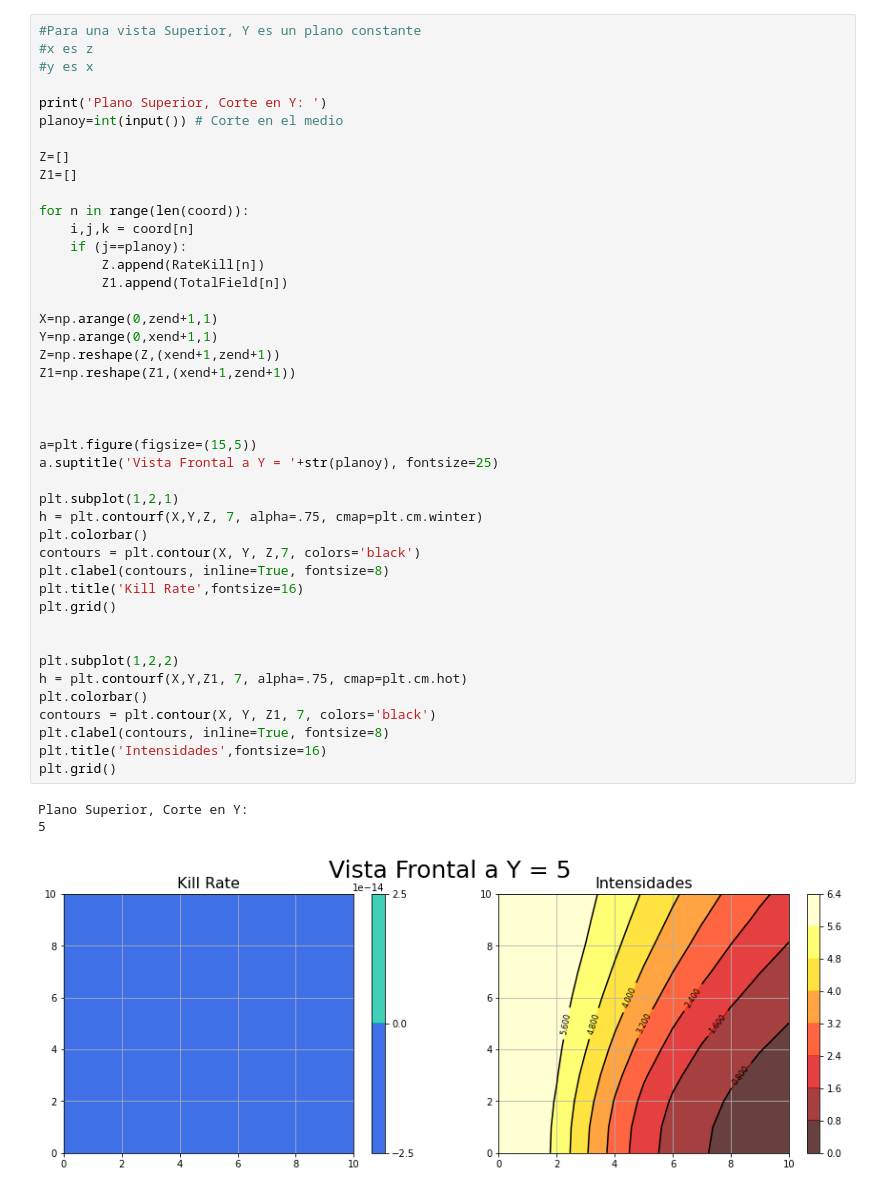
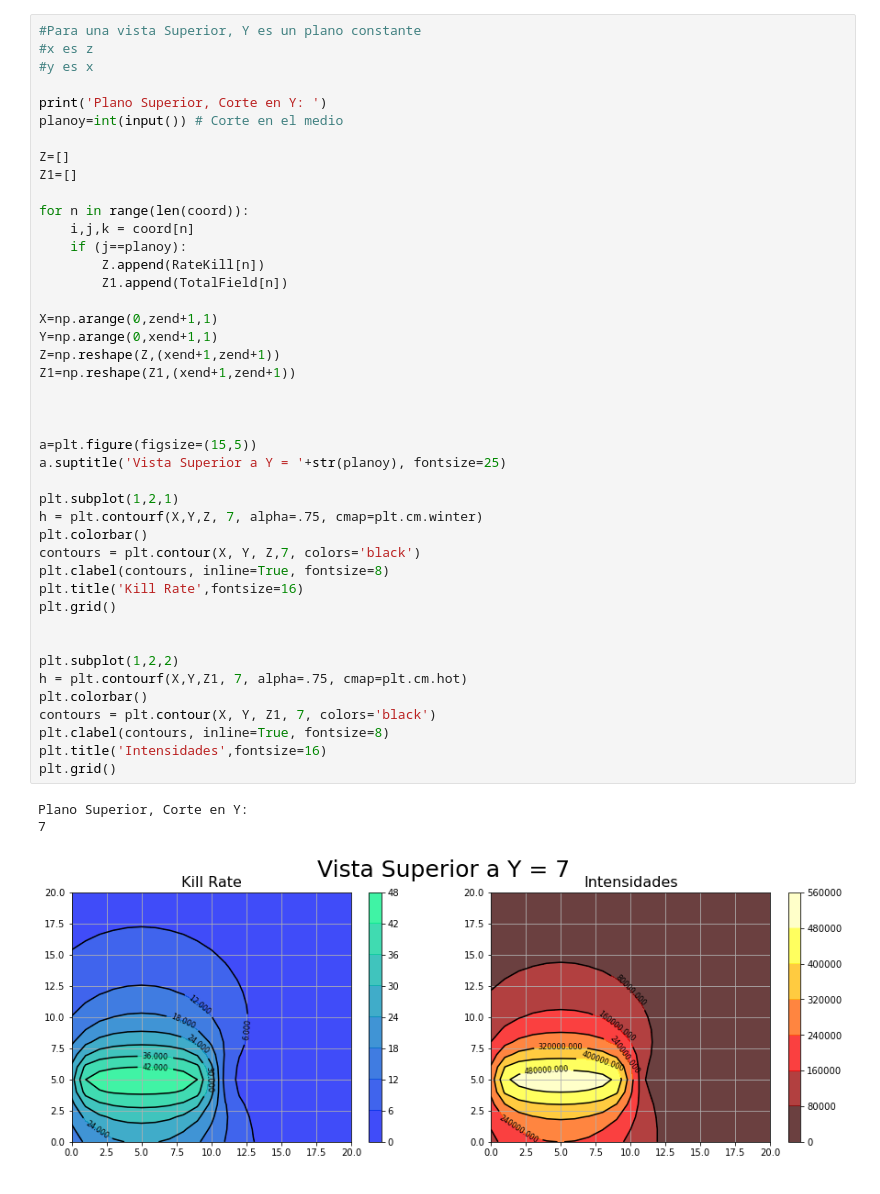
Before and after one commit to santiago-crypto/uvcgi, a Jupyter notebook: UVCGI-N.ipynb, the cells around one changed output. Cells and saved outputs as stored; diff of their text form.

```diff
--- a/UVCGI-N.ipynb
+++ b/UVCGI-N.ipynb
@@ -371,33 +384,33 @@ for n in range(len(coord)):
         Z.append(RateKill[n])
         Z1.append(TotalField[n])
 
 X=np.arange(0,zend+1,1)
 Y=np.arange(0,xend+1,1)
 Z=np.reshape(Z,(xend+1,zend+1))
 Z1=np.reshape(Z1,(xend+1,zend+1))
 
 
 
 a=plt.figure(figsize=(15,5))
-a.suptitle('Vista Frontal a Y = '+str(planoy), fontsize=25)
+a.suptitle('Vista Superior a Y = '+str(planoy), fontsize=25)
 
 plt.subplot(1,2,1)
 h = plt.contourf(X,Y,Z, 7, alpha=.75, cmap=plt.cm.winter)
 plt.colorbar()
 contours = plt.contour(X, Y, Z,7, colors='black')
 plt.clabel(contours, inline=True, fontsize=8)
 plt.title('Kill Rate',fontsize=16)
 plt.grid()
 
 
 plt.subplot(1,2,2)
 h = plt.contourf(X,Y,Z1, 7, alpha=.75, cmap=plt.cm.hot)
 plt.colorbar()
 contours = plt.contour(X, Y, Z1, 7, colors='black')
 plt.clabel(contours, inline=True, fontsize=8)
 plt.title('Intensidades',fontsize=16)
 plt.grid()
 # %% [output]
 Plano Superior, Corte en Y:
-5
+7
-[figure, old version]
+[figure, new version]
```
Also changed, not shown: parts of 5 cells of this notebook, 1 other file.
